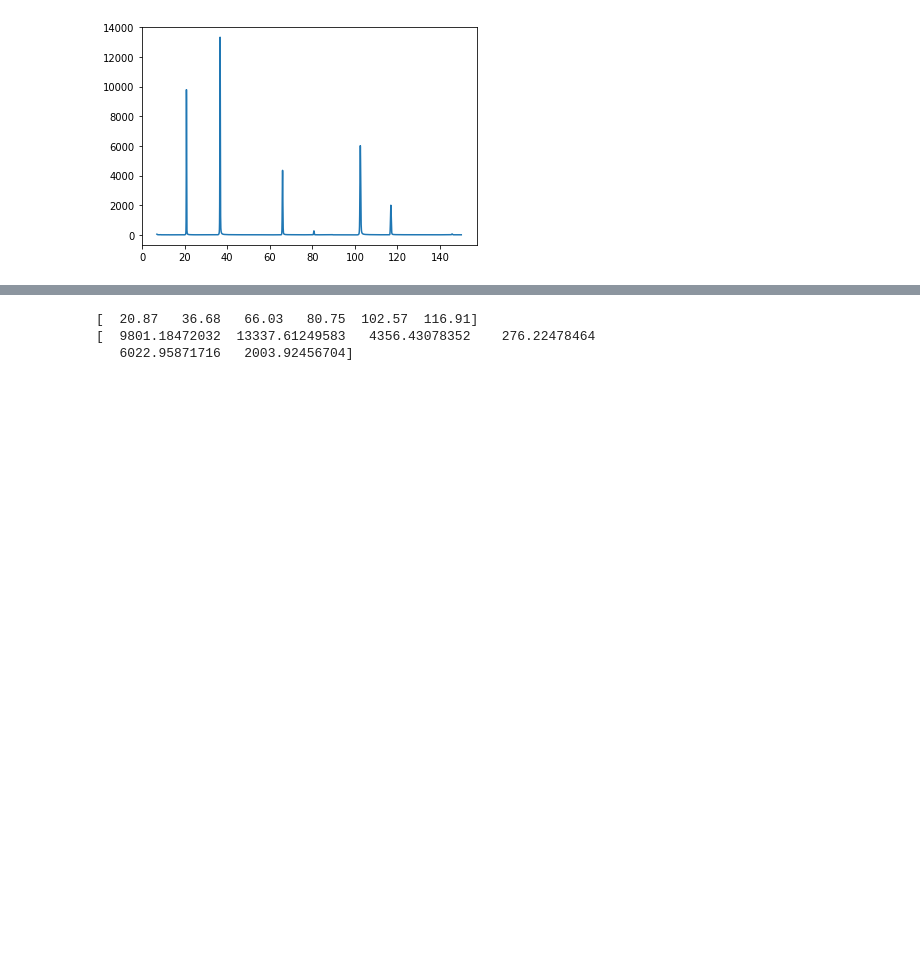
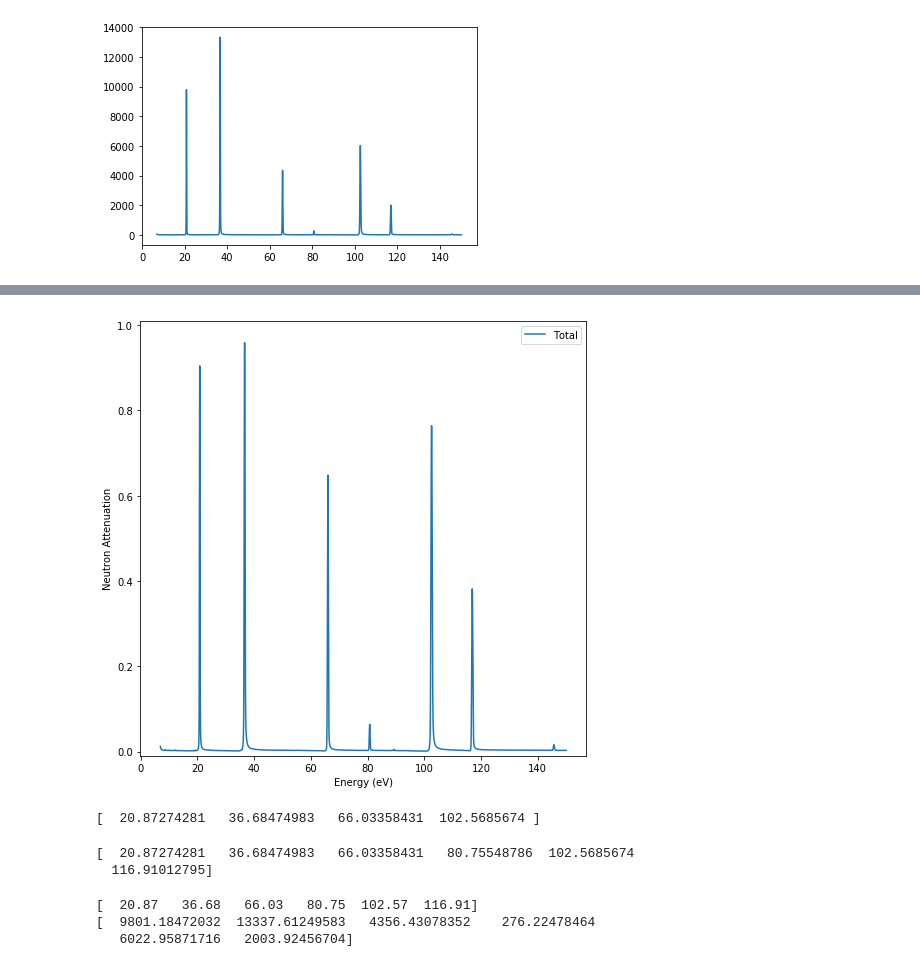
Before and after one commit to ornlneutronimaging/ResoFit, a Jupyter notebook: notebooks/Untitled.ipynb, the cells around one changed output, grey strips where cells are left out. Drawn from its saved outputs; the diff is of its cells as text; code cells hidden in the pictures; blank space fills up the shorter version.

```diff
--- a/notebooks/Untitled.ipynb
+++ b/notebooks/Untitled.ipynb
@@ -31,0 +41,4 @@ plt.show()
+# %%
+simulation._plot()
+# %% [output]
+[figure, added]
@@ -31,0 +47,4 @@ plt.show()
+# %%
+print(new_x)
+# %% [output]
+[  20.87274281   36.68474983   66.03358431  102.5685674 ]
@@ -32,3 +53,8 @@ plt.show()
+# %%
+print(new_x2)
+# %% [output]
+[  20.87274281   36.68474983   66.03358431   80.75548786  102.5685674
+  116.91012795]
 # %%
 index = pku.indexes(y, thres=0.015, min_dist=1)
 print(x[index])
```
Also changed, not shown: parts of 8 cells of this notebook, 9 other files.
